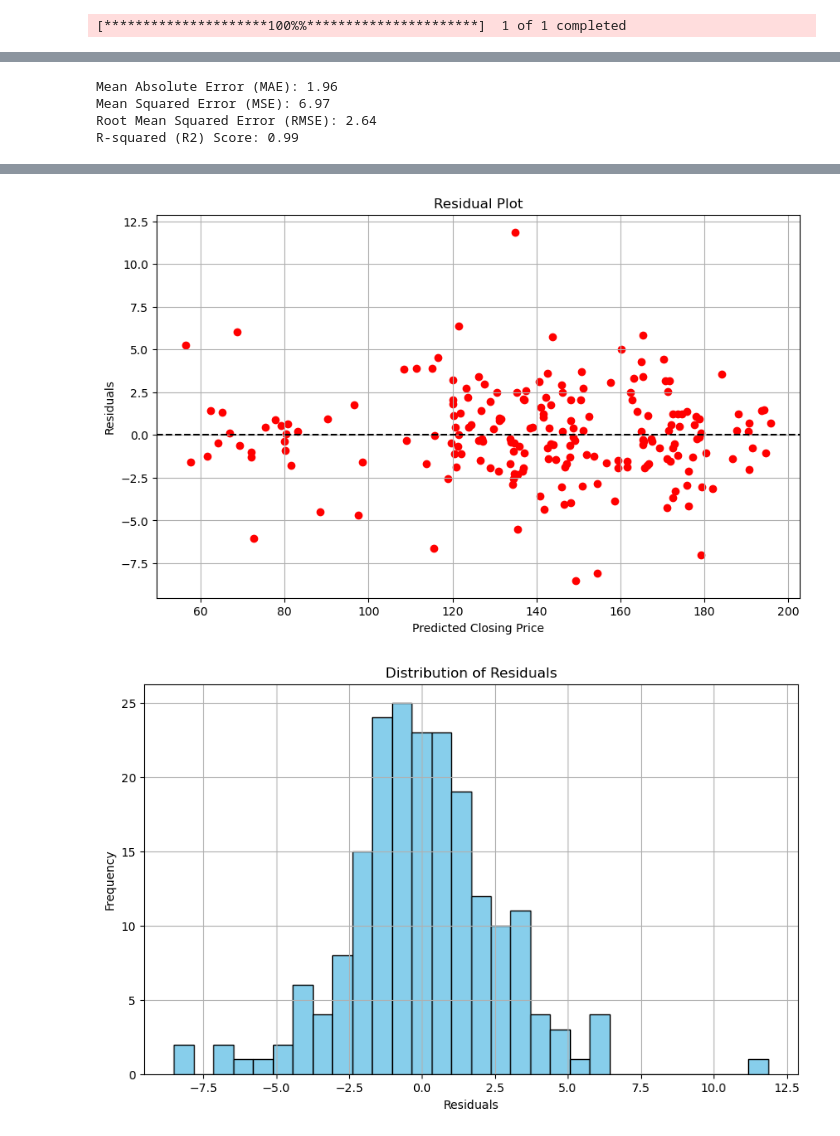
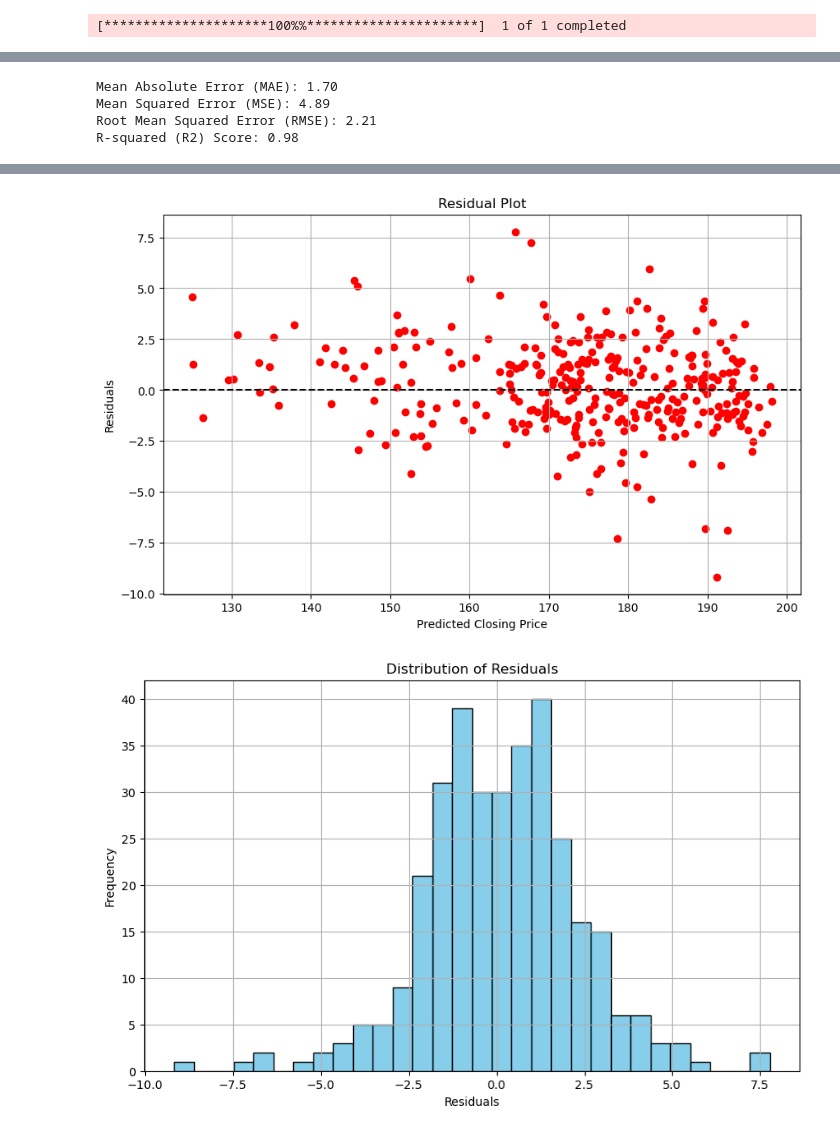
Before and after one commit to afrenkai/IASummer20241stProject, a Jupyter notebook: IAIntro24ProjStarter.ipynb, the cells around one changed output, grey strips where cells are left out. Saved outputs shown, nothing was run; the diff lists cells and outputs as text; code cells hidden in the pictures.

Commit message:
added updated train-test splits as per snehith

```diff
--- a/IAIntro24ProjStarter.ipynb
+++ b/IAIntro24ProjStarter.ipynb
@@ -12,8 +12,8 @@ from datetime import datetime
 
 
 stock_symbol = 'AAPL'  # constant to declare a stock ticker to run the model with. Here I Picked apple
-start_date = '2020-01-01' #YYYY-MM-DD afaik
-end_date = '2024-01-01' #YYYY-MM-DD afaik
+start_date = '2014-01-01' #YYYY-MM-DD afaik
+end_date = '2024-05-01' #YYYY-MM-DD afaik
 stock_data = yf.download(stock_symbol, start=start_date, end=end_date)
 # call of yahoo finance api with following args:
 # symbol (as declared earlier), start date in YYYY-MM-DD format, end date in YYYY-MM-DD format. Converts data to DF for processing
@@ -29,18 +29,26 @@ plt.legend() # adds a legend
 plt.grid(True) # adds lines
 plt.show() # code to actually print the graph
 
+
+
+#updated train-test-split
+train_end_date = '2022-12-31' #sets the date for the training end interval
+test_start_date = '2023-01-01' # sets start for test data
+
+train_data = stock_data[stock_data.index <= train_end_date]
+test_data = stock_data[stock_data.index >= test_start_date]
 # Creating target variable (shifted by one day) and removing NaN values
-y = stock_data['Close'].shift(-1).dropna().values
+y_train = train_data['Close'].shift(-1).dropna().values
 # y is the column from our stock data ("yesterday", or day -1") of the column
-X = stock_data['Close'][:-1].values
+X_train =train_data['Close'][:-1].values
 #x is all of the close prices of the stock
-# Reshape X to a 2D array (required for sklearn)
-X = X.reshape(-1, 1)
+# Reshape X_train to a 2D array (required for sklearn)
+X_train = X_train.reshape(-1, 1)
 
-# Split data into training and testing sets
-X_train, X_test, y_train, y_test = train_test_split(X, y, test_size=0.2, random_state=42)
-#google train test split. basically hides info from the model so it doesnt over/undefit
 
+y_test = test_data['Close'].shift(-1).dropna().values
+X_test = test_data['Close'][:-1].values
+X_test = X_test.reshape(-1,1)
 # Create and train linear regression model
 model = LinearRegression() #calling earlier import
 model.fit(X_train, y_train) # model works
@@ -92,8 +100,5 @@ plt.xlabel('Residuals')
 plt.ylabel('Frequency')
 plt.grid(True)
 plt.show()
-
-
-#testing git on local machine
 # %% [output]
 [*********************100%%**********************]  1 of 1 completed
@@ -101,4 +106,4 @@ plt.show()
-Mean Absolute Error (MAE): 1.96
-Mean Squared Error (MSE): 6.97
-Root Mean Squared Error (RMSE): 2.64
-R-squared (R2) Score: 0.99
+Mean Absolute Error (MAE): 1.70
+Mean Squared Error (MSE): 4.89
+Root Mean Squared Error (RMSE): 2.21
+R-squared (R2) Score: 0.98
@@ -106,2 +111,2 @@ R-squared (R2) Score: 0.99
-[figure, old version]
+[figure, new version]
-[figure, old version]
+[figure, new version]
```
Also changed, not shown: parts of 1 cell of this notebook.
